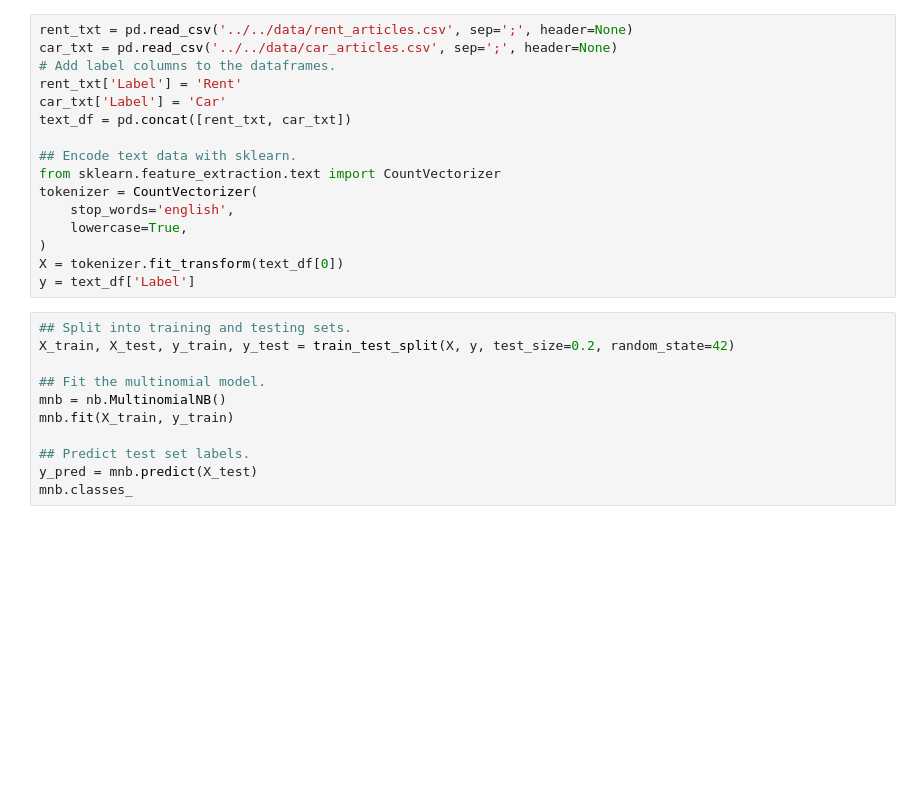
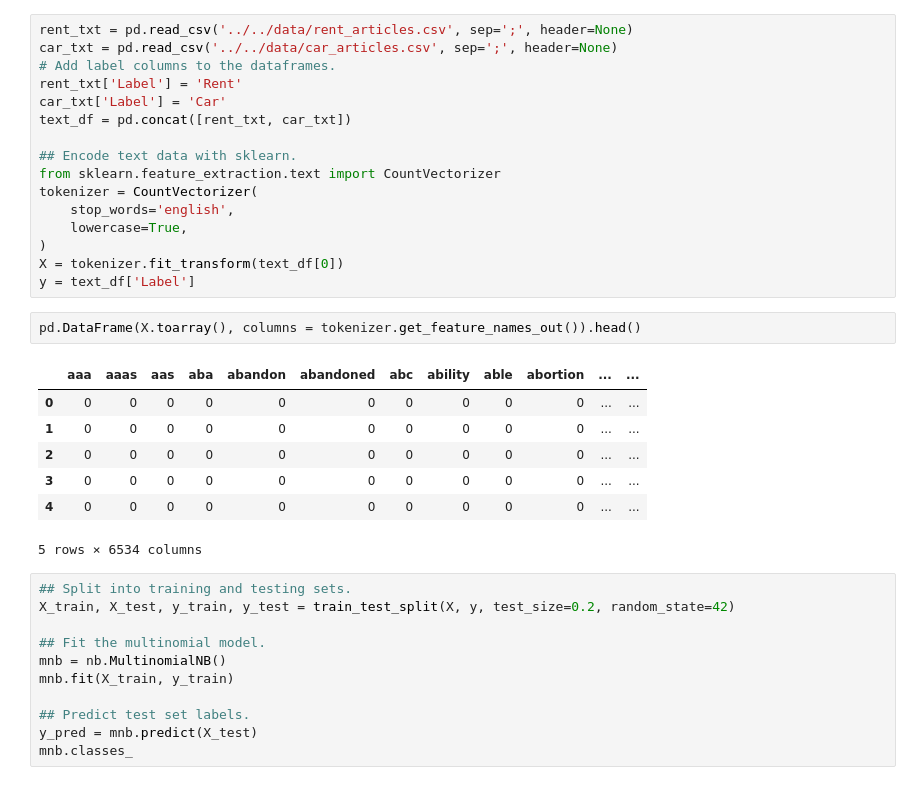
Before and after one commit to DiegoOlaya/rental-housing-cost, a Jupyter notebook: notebooks/supervised_models/naive_bayes.ipynb, the cells around one changed output. Saved outputs shown, nothing was run; the diff lists cells and outputs as text; blank space fills up the shorter version.

```diff
--- a/notebooks/supervised_models/naive_bayes.ipynb
+++ b/notebooks/supervised_models/naive_bayes.ipynb
@@ -211,6 +210,16 @@ tokenizer = CountVectorizer(
 )
 X = tokenizer.fit_transform(text_df[0])
 y = text_df['Label']
+# %%
+pd.DataFrame(X.toarray(), columns = tokenizer.get_feature_names_out()).head()
+# %% [output]
+|  | aaa | aaas | aas | aba | abandon | abandoned | abc | ability | able | abortion | ... | ... |
+| 0 | 0 | 0 | 0 | 0 | 0 | 0 | 0 | 0 | 0 | 0 | ... | ... |
+| 1 | 0 | 0 | 0 | 0 | 0 | 0 | 0 | 0 | 0 | 0 | ... | ... |
+| 2 | 0 | 0 | 0 | 0 | 0 | 0 | 0 | 0 | 0 | 0 | ... | ... |
+| 3 | 0 | 0 | 0 | 0 | 0 | 0 | 0 | 0 | 0 | 0 | ... | ... |
+| 4 | 0 | 0 | 0 | 0 | 0 | 0 | 0 | 0 | 0 | 0 | ... | ... |
+5 rows × 6534 columns
 # %%
 ## Split into training and testing sets.
 X_train, X_test, y_train, y_test = train_test_split(X, y, test_size=0.2, random_state=42)
```
Also changed, not shown: parts of 1 cell of this notebook.
